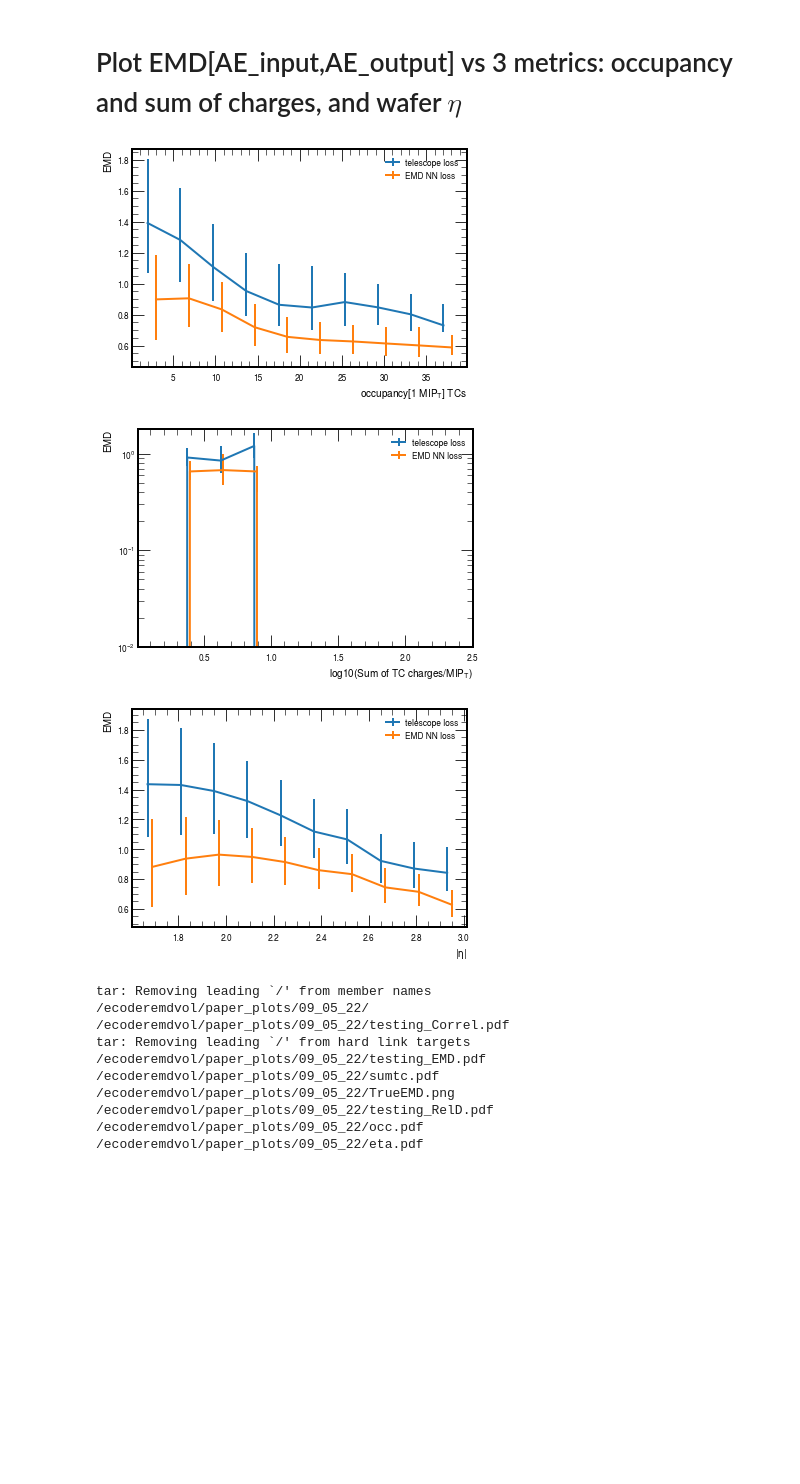
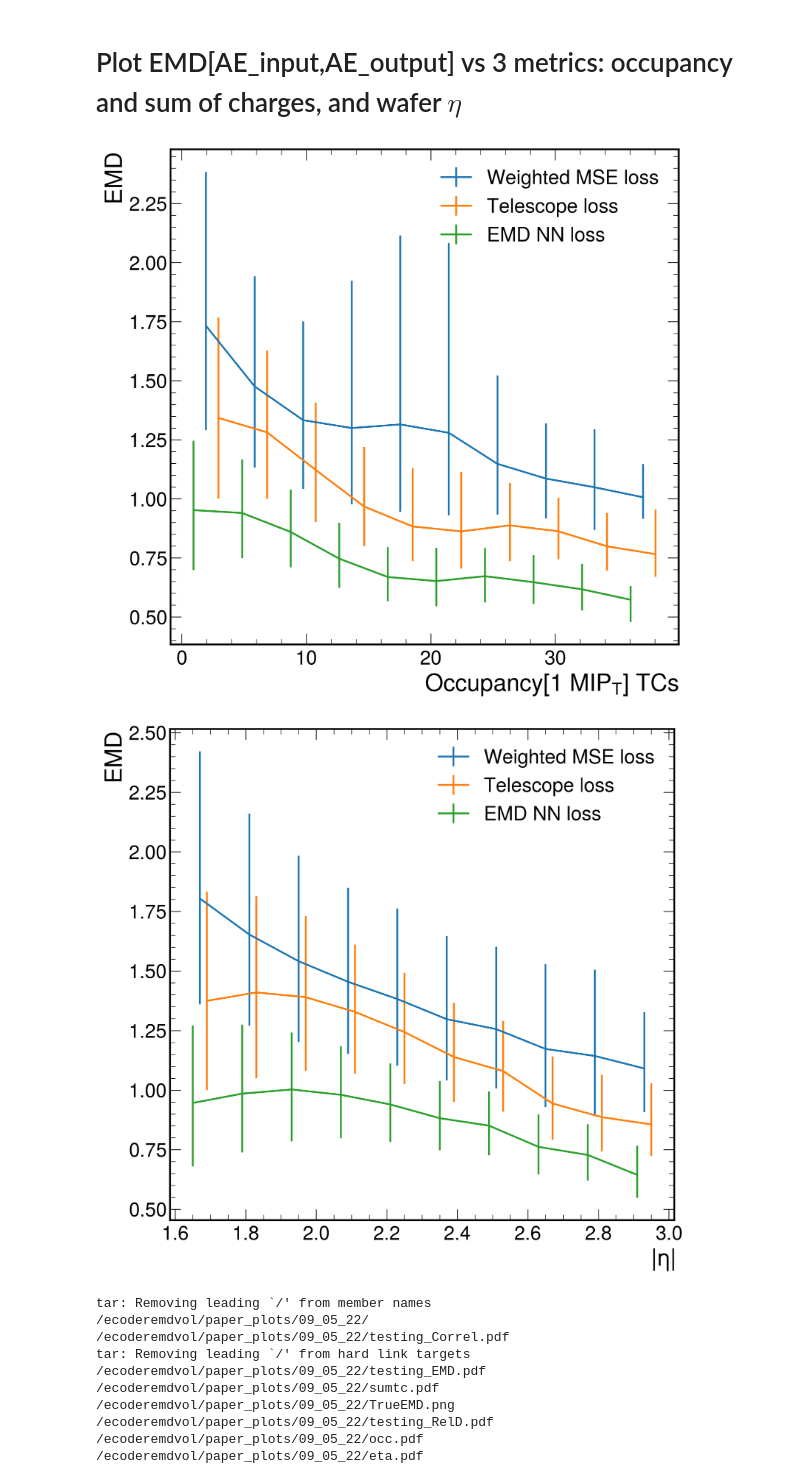
Before and after one commit to rohanshenoy/Ecoder, a Jupyter notebook: make_paper_plots.ipynb, the cells around one changed output. Saved outputs shown, nothing was run; the diff lists cells and outputs as text; code cells hidden in the pictures; blank space fills up the shorter version.

```diff
--- a/make_paper_plots.ipynb
+++ b/make_paper_plots.ipynb
@@ -193,0 +195,4 @@ tele_emd = stored_emd['tele_loss_emd'].values   # EMD between input and output w
+# %%
+tele_emd = np.array([emd(input_data[i],ae_tele_output[j]) for i, j in zip(indices,indices)])
+# %%
+emd_emd = np.array([emd(input_data[i],ae_emd_output[j]) for i, j in zip(indices,indices)])
@@ -199,4 +206,4 @@ occupancy_1MT = np.count_nonzero(input_data.reshape(len(input_data),48)>1.,axis=
 
 #wafer eta of data
 
-eta = stored_emd['emd_nn_loss_eta'].values
+eta = load_eta('/ecoderemdvol/QK/low_pt_high_eta_2/8x8_c8_S2_qK_RTL_emd_lphe/verify_input_calQ.csv')
@@ -237,4 +210,4 @@ sum_tc_mipt = (np.log10(sumdata.flatten()))
 # %%
-x_labels = [r'occupancy[1 MIP$_{T}$] TCs', r'log10(Sum of TC charges/MIP$_{T}$)',r'$|\eta|$']
-legends = ['telescope loss', 'EMD NN loss']
-image_name = ['occ','sumtc','eta']
+x_labels = [r'Occupancy[1 MIP$_{T}$] TCs',r'$|\eta|$']
+legends = ['Weighted MSE loss','Telescope loss', 'EMD NN loss']
+image_name = ['occ','eta']
@@ -251,45 +222,40 @@ df.to_csv('/ecoderemdvol/paper_plots/ae_emd_data.csv')
 # %%
-for x_it, x in enumerate((occupancy_1MT, sum_tc_mipt, eta)):
+for x_it, x in enumerate((occupancy_1MT, eta)):
 
-    offsets = [0,0.02]
+    offsets = [0,0.02,-0.02]
 
-    for y_it,y in enumerate((tele_emd, emd_emd)):
+    for y_it,y in enumerate((mse_emd,tele_emd, emd_emd)):
 
         nbins=10
         stats=True
         lims = (x.min(),x.max())
         if x_it ==0:
-            offsets = [0,1]
+            offsets = [0,1,-1]
         if x_it == 1:
-            lims = (0.0,2.5)
-            plt.ylim(0.01,1.8)
-            plt.yscale('log')
-        if x_it == 2:
             lims = (1.6,3.0)
         median_result = scipy.stats.binned_statistic(x, y, bins=nbins, range=lims, statistic=lambda x: np.quantile(x,0.5))
         lo_result     = scipy.stats.binned_statistic(x, y, bins=nbins, range=lims, statistic=lambda x: np.quantile(x,0.5-0.68/2))
         hi_result     = scipy.stats.binned_statistic(x, y, bins=nbins, range=lims, statistic=lambda x: np.quantile(x,0.5+0.68/2))
         median = np.nan_to_num(median_result.statistic)
         hi = np.nan_to_num(hi_result.statistic)
         lo = np.nan_to_num(lo_result.statistic)
         hie = hi-median
         loe = median-lo
         bin_edges = median_result.bin_edges
         bin_centers = (bin_edges[:-1] + bin_edges[1:])/2.
 
         off = offsets[y_it]
 
         plt.errorbar(x=bin_centers + off , y=median, yerr=[loe,hie],label = legends[y_it], linewidth = 2, elinewidth = 2)
     plt.xlabel(x_labels[x_it])
     plt.ylabel('EMD')
     plt.legend()
-    plt.savefig(os.path.join(img_directory,image_name[x_it]+'.pdf'),dpi=resolution)
+    plt.savefig(os.path.join(img_directory,image_name[x_it]+'.pdf'))
     plt.show()
     plt.close()
 # %% [output]
-[figure, old version]
+[figure, new version]
-[figure, old version]
+[figure, new version]
-[figure, removed]
 # %%
 !tar chvfz latest_plots.tar.gz $img_directory
 # %% [output]
```
Also changed, not shown: parts of 15 cells of this notebook.
